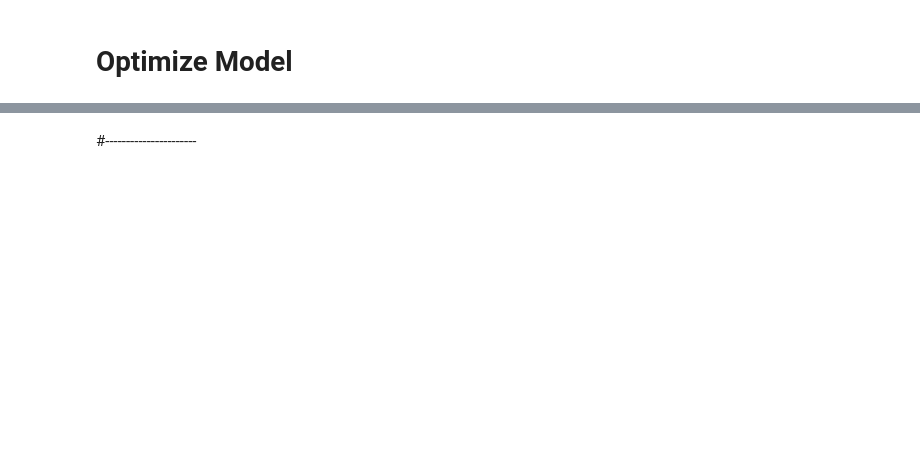
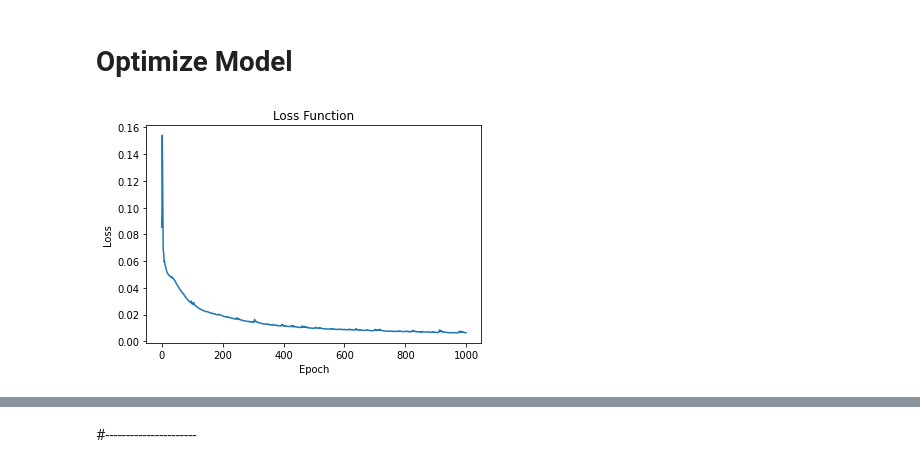
Before and after one commit to thomasdevasia/deep-image-prior, a Jupyter notebook: SAR_Despeckling.ipynb, the cells around one changed output, grey strips where cells are left out. Saved outputs shown, nothing was run; the diff lists cells and outputs as text; code cells hidden in the pictures; blank space fills up the shorter version.

```diff
--- a/SAR_Despeckling.ipynb
+++ b/SAR_Despeckling.ipynb
@@ -293,18 +326,18 @@ i = 0
 # total_loss.backward()
 # %%
 # Loss funftion printing image
+lossVal = []
 def closure():
 
     global i, out_avg, psrn_noisy_last, last_net, net_input
 
-    if reg_noise_std > 0:
-        net_input = net_input_saved + (noise.normal_() * reg_noise_std)
+    # if reg_noise_std > 0:
+    #     net_input = net_input_saved + (noise.normal_() * reg_noise_std)
         # print(noise.normal_())
-    # net_input = np_to_torch(generateAddSpeckle(torch_to_np(net_input_saved), 5)).type(dtype)
+    net_input = np_to_torch(generateAddSpeckle(torch_to_np(net_input_saved), 20)).type(dtype)
 
     out = net(net_input)
-    # out = torch.exp(out)
-    # print(out)
+    # out1 = (out.exp() - out.exp().min()) / (out.exp().max()-out.exp().min())
 
     # Smoothing
     if out_avg is None:
@@ -313,7 +346,7 @@ def closure():
         out_avg = out_avg * exp_weight + out.detach() * (1 - exp_weight)
 
     # print(out.shape, img_noisy_torch.shape)
-    total_loss = mse(out, img_noisy_torch)
+    total_loss = mse(out, img_noisy_torch.exp())
     total_loss.backward()
 
     # print(img_noisy_np.shape, out.detach().cpu().numpy()[0].shape)
@@ -326,10 +359,12 @@ def closure():
     # So 'PSRN_gt', 'PSNR_gt_sm' only when ground truth is provided
     print('Iteration %05d    Loss %f   PSNR_noisy: %f   PSRN_gt: %f PSNR_gt_sm: %f' % (i, total_loss.item(), psrn_noisy, psrn_gt, psrn_gt_sm), end='')
 
+    lossVal.append(total_loss.item())
+
     if  PLOT and i % show_every == 0:
         out_np = torch_to_np(out)
         # print(out_np)
-        plot_image_grid([np.clip(out_np, 0, 1),
+        plot_image_grid([out_np,
                          np.clip(torch_to_np(out_avg), 0, 1)], factor=figsize, nrow=1)
         # print('Iteration %05d    Loss %f   PSNR_noisy: %f   PSRN_gt: %f PSNR_gt_sm: %f\n' % (i, total_loss.item(), psrn_noisy, psrn_gt, psrn_gt_sm), end='')
 
@@ -355,5 +390,15 @@ p = get_params(OPT_OVER, net, net_input)
 optimize(OPTIMIZER, p, closure, LR, num_iter)
 # %%
 out_np = torch_to_np(net(net_input))
+# %%
+import matplotlib.pyplot as plt
+
+plt.plot(range(len(lossVal)),lossVal)
+plt.title('Loss Function')
+plt.xlabel('Epoch')
+plt.ylabel('Loss')
+plt.show()
+# %% [output]
+[figure, added]
 # %%
 exp = np.exp(out_np)
```
Also changed, not shown: parts of 20 cells of this notebook.
